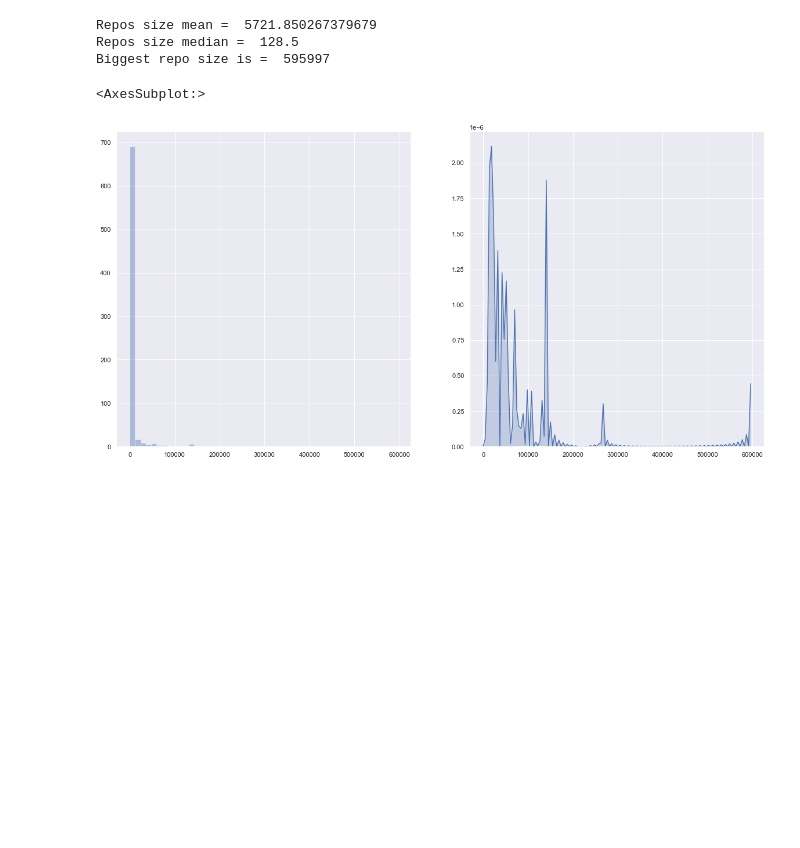
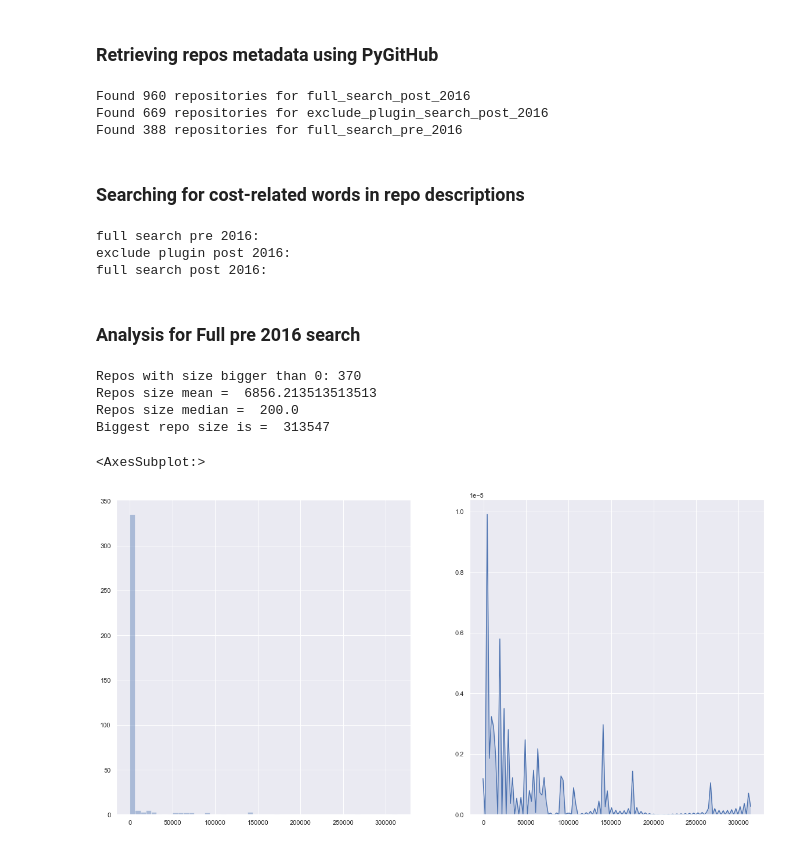
Before and after one commit to Matei9721/Scripts, a Jupyter notebook: mine.ipynb, the cells around one changed output. Drawn from its saved outputs; the diff is of its cells as text; code cells hidden in the pictures; blank space fills up the shorter version.

Commit message:
Done some starting work on Cloudify projects

```diff
--- a/mine.ipynb
+++ b/mine.ipynb
@@ -53,17 +17,68 @@ This is an example implementation of a Cloud Bursting architecture. It uses Spri
+# %% [markdown]
+### Retrieving repos metadata using PyGitHub
+# %%
+# repositories = g.search_repositories(query='Cloudify in:name,description,readme')
+# Retrieves all repos from 2016 when Cloudify has launched.
+full_search_post_2016 = g.search_repositories(query='Cloudify in:name,description,readme created:>=2016-01-01')
+# Retrieves all repos from 2016 when Cloudify has launched, but tries to exclude plugins.
+exclude_plugin_search_post_2016 = g.search_repositories(query='Cloudify NOT Plugin in:name,description,readme created:>2016-01-01')
+# Retrieves all repositories before 2016 for completeness sake.
+full_search_pre_2016 = g.search_repositories(query='Cloudify in:name,description,readme created:<2016-01-01')
+
+print("Found {} repositories for full_search_post_2016".format(full_search_post_2016.totalCount))
+print("Found {} repositories for exclude_plugin_search_post_2016".format(exclude_plugin_search_post_2016.totalCount))
+print("Found {} repositories for full_search_pre_2016".format(full_search_pre_2016.totalCount))
+# %% [output]
+Found 960 repositories for full_search_post_2016
+Found 669 repositories for exclude_plugin_search_post_2016
+Found 388 repositories for full_search_pre_2016
+# %% [markdown]
+### Searching for cost-related words in repo descriptions
+# %%
+# In Python the search for "expens" is the same as "expens*" so "expensive" or "expenses" and so on.
+cost_keywords = ['cheap', 'expens', 'cost', 'efficient']
+
+print("full search pre 2016:")
+for repo in full_search_pre_2016:
+    if repo.description is not None and any(key in repo.description.lower() for key in cost_keywords):
+        print(repo.description)
+
+print("exclude plugin post 2016:")
+for repo in exclude_plugin_search_post_2016:
+    if repo.description is not None and any(key in repo.description.lower() for key in cost_keywords):
+        print(repo.description)
+
+print("full search post 2016:")
+for repo in full_search_post_2016:
+    if repo.description is not None and any(key in repo.description.lower() for key in cost_keywords):
+        print(repo.description)
+# %% [output]
+full search pre 2016:
+exclude plugin post 2016:
+full search post 2016:
+# %% [markdown]
+### Analysis for Full pre 2016 search
 # %%
+size_arr = []
+for repo in full_search_pre_2016:
+    if repo.size > 0:
+        size_arr.append(repo.size)
+
+print("Repos with size bigger than 0:", len(size_arr))
+
+numpy_size = np.array(size_arr)
+
 print("Repos size mean = ", np.mean(numpy_size))
 print("Repos size median = ", np.median(numpy_size))
 print("Biggest repo size is = ", np.max(numpy_size))
+
+fig, ax =plt.subplots(1,2)
+sns.distplot(numpy_size, kde=False, ax=ax[0])
+sns.kdeplot(numpy_size, shade=True, ax=ax[1])
 # %% [output]
-Repos size mean =  5721.850267379679
-Repos size median =  128.5
-Biggest repo size is =  595997
+Repos with size bigger than 0: 370
+Repos size mean =  6856.213513513513
+Repos size median =  200.0
+Biggest repo size is =  313547
+<AxesSubplot:>
+[figure, added]
-# %%
-# plt.hist(arr, color = 'blue', edgecolor = 'black',
-#          bins = 30)
-fig, ax =plt.subplots(1,2)
-sns.distplot(numpy_size, kde=False, ax=ax[0])
-sns.kdeplot(numpy_size, shade=True, ax=ax[1])
-# %% [output]
-<AxesSubplot:>
-[figure, removed]
```
Also changed, not shown: parts of 7 cells of this notebook.
